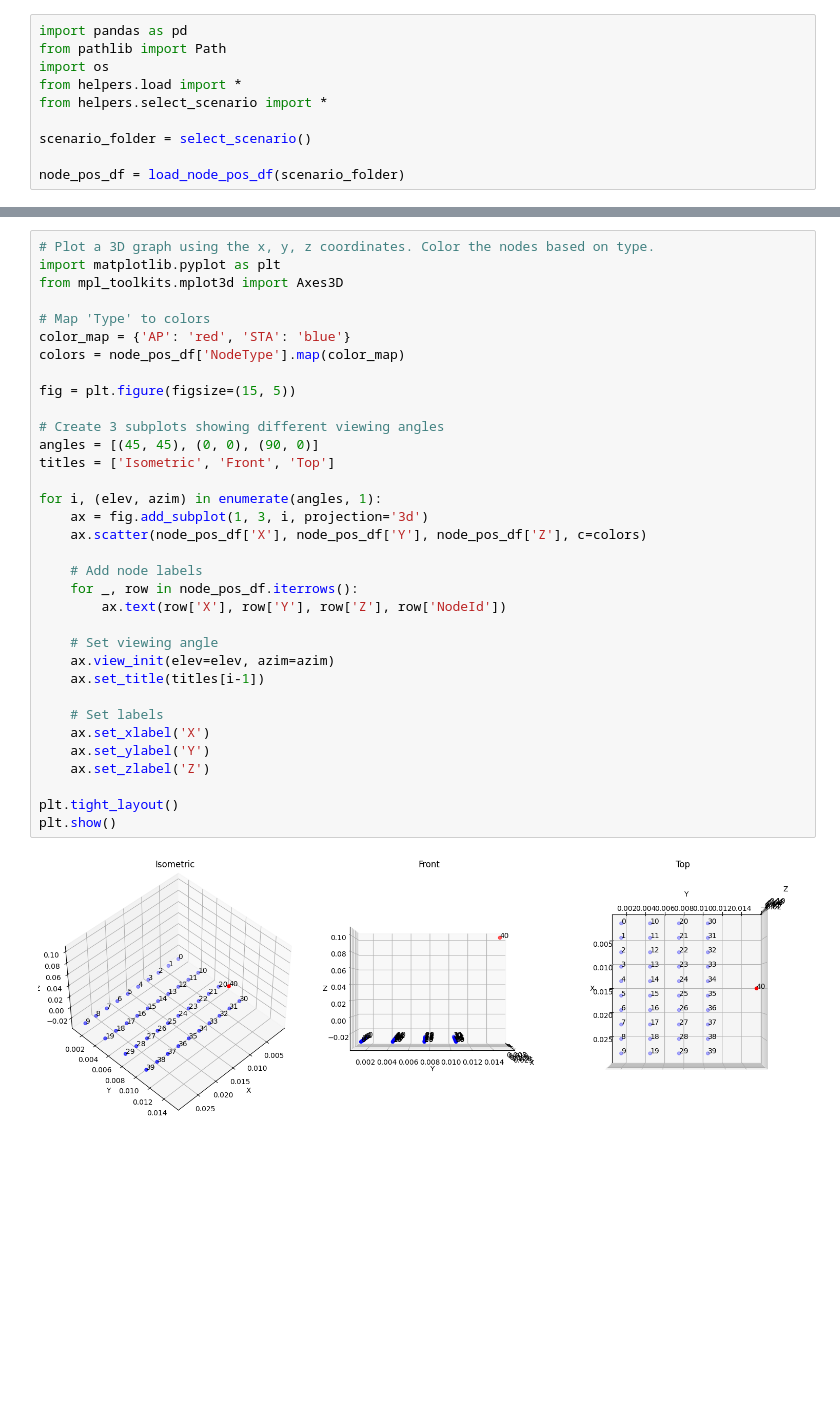
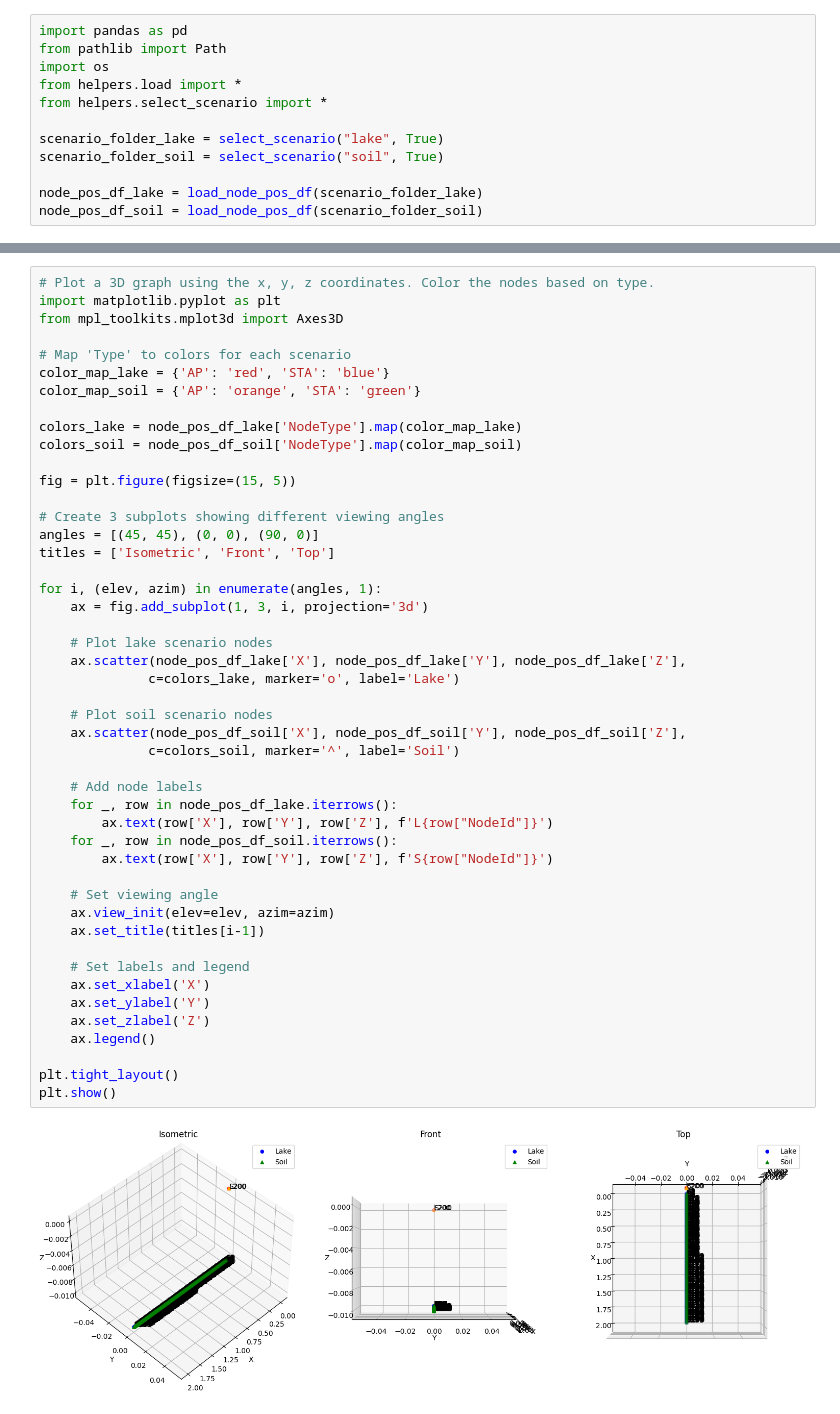
Before and after one commit to mehslambo/2IRS0-ns3, a Jupyter notebook: postprocessing/node_positions.ipynb, the cells around one changed output, grey strips where cells are left out. Saved outputs shown, nothing was run; the diff lists cells and outputs as text; blank space fills up the shorter version.

Commit message:
Updated notebooks with new graphs based on DOI 2671490.2674571

```diff
--- a/postprocessing/node_positions.ipynb
+++ b/postprocessing/node_positions.ipynb
@@ -5,7 +5,9 @@ import os
 from helpers.load import *
 from helpers.select_scenario import *
 
-scenario_folder = select_scenario()
+scenario_folder_lake = select_scenario("lake", True)
+scenario_folder_soil = select_scenario("soil", True)
 
-node_pos_df = load_node_pos_df(scenario_folder)
+node_pos_df_lake = load_node_pos_df(scenario_folder_lake)
+node_pos_df_soil = load_node_pos_df(scenario_folder_soil)
 # %% [output]
@@ -21,36 +20,49 @@ Selected run: 2025-03-04_20:44 (areaSize .03 depth .03 sensors 40)
 # %%
 # Plot a 3D graph using the x, y, z coordinates. Color the nodes based on type.
 import matplotlib.pyplot as plt
 from mpl_toolkits.mplot3d import Axes3D
 
-# Map 'Type' to colors
-color_map = {'AP': 'red', 'STA': 'blue'}
-colors = node_pos_df['NodeType'].map(color_map)
+# Map 'Type' to colors for each scenario
+color_map_lake = {'AP': 'red', 'STA': 'blue'}
+color_map_soil = {'AP': 'orange', 'STA': 'green'}
+
+colors_lake = node_pos_df_lake['NodeType'].map(color_map_lake)
+colors_soil = node_pos_df_soil['NodeType'].map(color_map_soil)
 
 fig = plt.figure(figsize=(15, 5))
 
 # Create 3 subplots showing different viewing angles
 angles = [(45, 45), (0, 0), (90, 0)]
 titles = ['Isometric', 'Front', 'Top']
 
 for i, (elev, azim) in enumerate(angles, 1):
     ax = fig.add_subplot(1, 3, i, projection='3d')
-    ax.scatter(node_pos_df['X'], node_pos_df['Y'], node_pos_df['Z'], c=colors)
+
+    # Plot lake scenario nodes
+    ax.scatter(node_pos_df_lake['X'], node_pos_df_lake['Y'], node_pos_df_lake['Z'],
+              c=colors_lake, marker='o', label='Lake')
+
+    # Plot soil scenario nodes
+    ax.scatter(node_pos_df_soil['X'], node_pos_df_soil['Y'], node_pos_df_soil['Z'],
+              c=colors_soil, marker='^', label='Soil')
 
     # Add node labels
-    for _, row in node_pos_df.iterrows():
-        ax.text(row['X'], row['Y'], row['Z'], row['NodeId'])
+    for _, row in node_pos_df_lake.iterrows():
+        ax.text(row['X'], row['Y'], row['Z'], f'L{row["NodeId"]}')
+    for _, row in node_pos_df_soil.iterrows():
+        ax.text(row['X'], row['Y'], row['Z'], f'S{row["NodeId"]}')
 
     # Set viewing angle
     ax.view_init(elev=elev, azim=azim)
     ax.set_title(titles[i-1])
 
-    # Set labels
+    # Set labels and legend
     ax.set_xlabel('X')
     ax.set_ylabel('Y')
     ax.set_zlabel('Z')
+    ax.legend()
 
 plt.tight_layout()
 plt.show()
 # %% [output]
-[figure, old version]
+[figure, new version]
```
Also changed, not shown: parts of 1 cell of this notebook, 6 other files.
